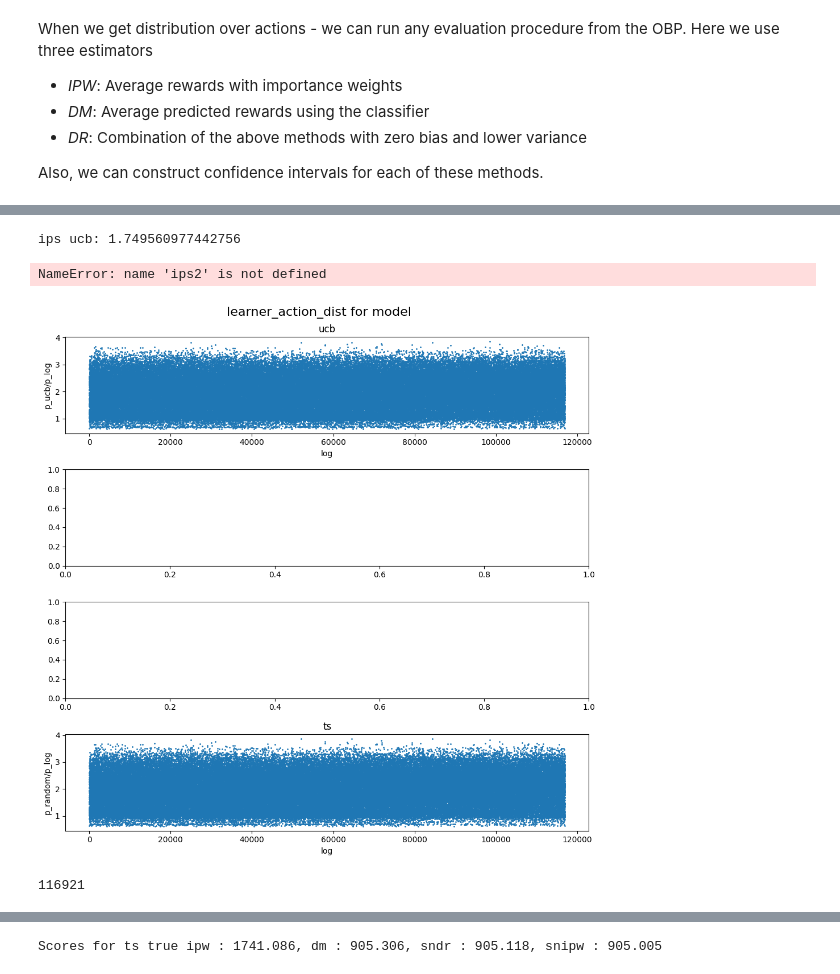
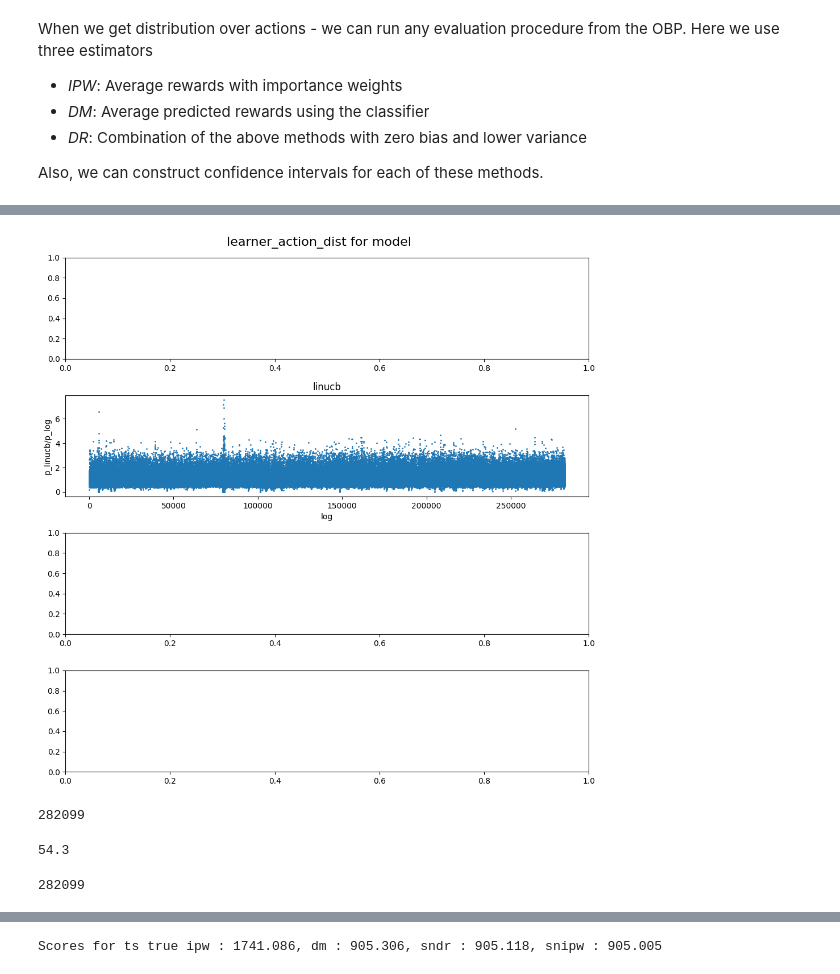
Before and after one commit to HDI-lab-HSE/RePlayHDILab2024, a Jupyter notebook: replay/experimental/scenarios/movielens_wrapper/09_obp_connector.ipynb, the cells around one changed output, grey strips where cells are left out. Saved outputs shown, nothing was run; the diff lists cells and outputs as text; code cells hidden in the pictures.

```diff
--- a/replay/experimental/scenarios/movielens_wrapper/09_obp_connector.ipynb
+++ b/replay/experimental/scenarios/movielens_wrapper/09_obp_connector.ipynb
@@ -82,8 +105,8 @@ logs = data.ratings
 logs['cnt'] = 1
 logs = logs[['item_id', 'cnt']].groupby(by=["item_id"]).sum()
 logs = logs.sort_values(by=['cnt'], ascending=False).reset_index()
-# popular_items = logs.iloc[:300]['item_id'].tolist()
-popular_items = logs['item_id'].tolist()
+popular_items = logs.iloc[:2000]['item_id'].tolist()
+# popular_items = logs['item_id'].tolist()
 # %%
 data.ratings = data.ratings[data.ratings['item_id'].isin(popular_items)]
 print('размер датасета логов после выброса непопулярных айтемов:', data.ratings.shape)
@@ -263,10 +298,20 @@ import time
 import warnings
 warnings.filterwarnings("ignore")
 
-learner_action_dist_1 = get_dist(learner_1)
+# learner_action_dist_1 = get_dist(learner_1)
+# np.save('learner_action_dist_1.npy', learner_action_dist_1)
 
 # learner_action_dist_2 = get_dist(learner_2)
 
+# np.save('learner_action_dist_2_n.npy', learner_action_dist_2)
+learner_action_dist_2 = np.load('learner_action_dist_2_n.npy')
+
 # learner_action_dist_3 = get_dist(learner_3)
+# np.save('learner_action_dist_3.npy', learner_action_dist_3)
 
-learner_action_dist_4 = get_dist(learner_4)
+# learner_action_dist_4 = get_dist(learner_4)
+
+
+# learner_action_dist_1 = np.load('learner_action_dist_1.npy')
+# learner_action_dist_2 = np.load('learner_action_dist_2.npy')
+# learner_action_dist_3 = np.load('learner_action_dist_3.npy')
@@ -312,54 +361,60 @@ rewards = bandit_feedback_test['reward'][actions]
 # %%
 fig, ax = plt.subplots(4, figsize=(10, 10))
 
-ax[0].set_title('ucb')
-ax[0].set_xlabel('log')
-ax[0].set_ylabel('p_ucb/p_log')
+# ax[0].set_title('ucb')
+# ax[0].set_xlabel('log')
+# ax[0].set_ylabel('p_ucb/p_log')
 
-ax[0].scatter(np.arange(actions.size), learner_action_dist_1[np.arange(actions.size), actions, 0]/pscores, s = 1)
-ips1 = (rewards * learner_action_dist_1[np.arange(actions.size), actions, 0]/pscores).mean()
+# ax[0].scatter(np.arange(actions.size), learner_action_dist_1[np.arange(actions.size), actions, 0]/pscores, s = 1)
+# ips1 = (rewards * learner_action_dist_1[np.arange(actions.size), actions, 0]/pscores).mean()
 
-# ax[1].set_title('linucb')
-# ax[1].set_xlabel('log')
-# ax[1].set_ylabel('p_linucb/p_log')
+ax[1].set_title('linucb')
+ax[1].set_xlabel('log')
+ax[1].set_ylabel('p_linucb/p_log')
 
-# ax[1].scatter(np.arange(actions.size), learner_action_dist_2[np.arange(actions.size), actions, 0]/pscores, s = 1)
-# ips2 = (rewards * learner_action_dist_2[np.arange(actions.size), actions, 0]/pscores).mean()
+ax[1].scatter(np.arange(actions.size), learner_action_dist_2[np.arange(actions.size), actions, 0]/pscores, s = 1)
+ips2 = (rewards * learner_action_dist_2[np.arange(actions.size), actions, 0]/pscores).mean()
 
 
 # ax[2].set_title('random')
 # ax[2].set_xlabel('log')
 # ax[2].set_ylabel('p_random/p_log')
 
 # ax[2].scatter(np.arange(actions.size), learner_action_dist_3[np.arange(actions.size), actions, 0]/pscores, s = 1)
 # ips3 = (rewards * learner_action_dist_3[np.arange(actions.size), actions, 0]/pscores).mean()
 
 
-ax[3].set_title('ts')
-ax[3].set_xlabel('log')
-ax[3].set_ylabel('p_random/p_log')
+# ax[3].set_title('ts')
+# ax[3].set_xlabel('log')
+# ax[3].set_ylabel('p_random/p_log')
 
-ax[3].scatter(np.arange(actions.size), learner_action_dist_4[np.arange(actions.size), actions, 0]/pscores, s = 1)
-ips4 = (rewards * learner_action_dist_4[np.arange(actions.size), actions, 0]/pscores).mean()
+# ax[3].scatter(np.arange(actions.size), learner_action_dist_4[np.arange(actions.size), actions, 0]/pscores, s = 1)
+# ips4 = (rewards * learner_action_dist_4[np.arange(actions.size), actions, 0]/pscores).mean()
 
 
 
 fig.suptitle("learner_action_dist for model", fontsize=16)
 plt.tight_layout()
 
 
-print('ips ucb:', ips1)
-print('ips linucb:', ips2)
-print('ips random:', ips3)
-print('ips ts:', ips4)
+# print('ips ucb:', ips1)
+# print('ips linucb:', ips2)
+# print('ips random:', ips3)
+# print('ips ts:', ips4)
 # %% [output]
-ips ucb: 1.749560977442756
-NameError: name 'ips2' is not defined
-[figure, old version]
+[figure, new version]
 # %%
 bandit_feedback_test["n_rounds"]
 # %% [output]
-116921
+282099
+# %%
+psutil.virtual_memory().percent
+# %% [output]
+54.3
+# %%
+bandit_feedback_test["n_rounds"]
+# %% [output]
+282099
 # %%
 def run_exp(learner_action_dist):
     Vs = []
```
Also changed, not shown: parts of 54 cells of this notebook, 4 other files.
